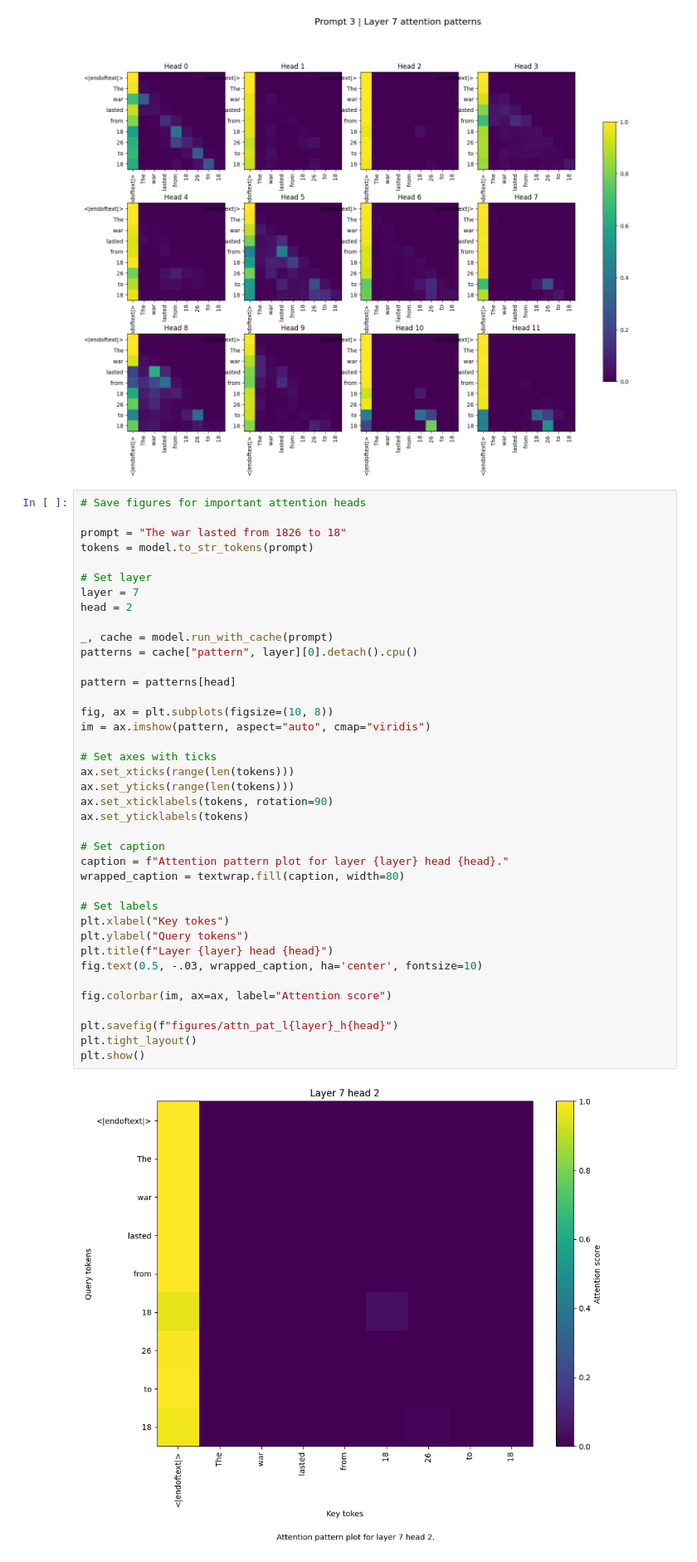
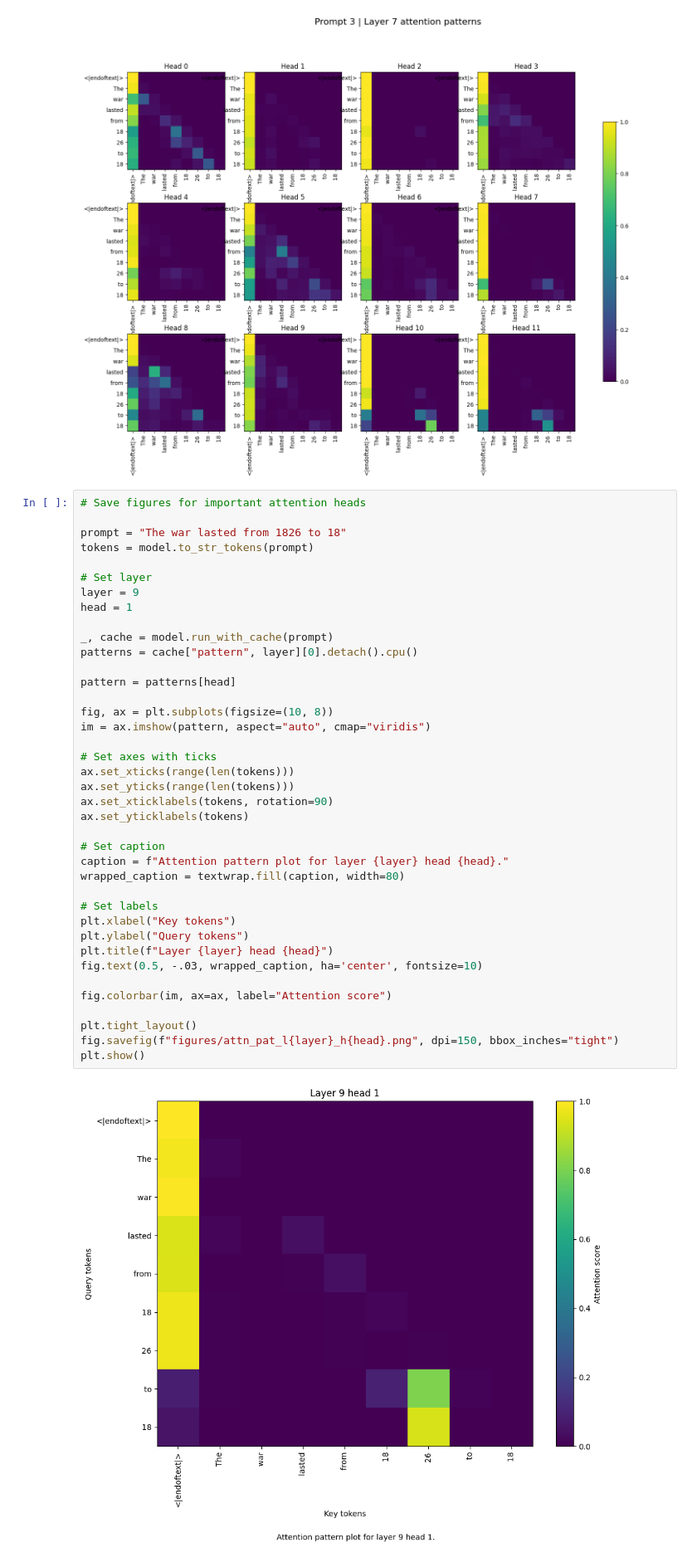
Before and after one commit to benjaminW2025/greater-than-cap, a Jupyter notebook: notebooks/interpretability.ipynb, the cells around one changed output. Shown at 83% size. Saved outputs shown, nothing was run; the diff lists cells and outputs as text.

```diff
--- a/notebooks/interpretability.ipynb
+++ b/notebooks/interpretability.ipynb
@@ -139,40 +139,40 @@ prompt = "The war lasted from 1826 to 18"
 tokens = model.to_str_tokens(prompt)
 
 # Set layer
-layer = 7
-head = 2
+layer = 9
+head = 1
 
 _, cache = model.run_with_cache(prompt)
 patterns = cache["pattern", layer][0].detach().cpu()
 
 pattern = patterns[head]
 
 fig, ax = plt.subplots(figsize=(10, 8))
 im = ax.imshow(pattern, aspect="auto", cmap="viridis")
 
 # Set axes with ticks
 ax.set_xticks(range(len(tokens)))
 ax.set_yticks(range(len(tokens)))
 ax.set_xticklabels(tokens, rotation=90)
 ax.set_yticklabels(tokens)
 
 # Set caption
 caption = f"Attention pattern plot for layer {layer} head {head}."
 wrapped_caption = textwrap.fill(caption, width=80)
 
 # Set labels
-plt.xlabel("Key tokes")
+plt.xlabel("Key tokens")
 plt.ylabel("Query tokens")
 plt.title(f"Layer {layer} head {head}")
 fig.text(0.5, -.03, wrapped_caption, ha='center', fontsize=10)
 
 fig.colorbar(im, ax=ax, label="Attention score")
 
-plt.savefig(f"figures/attn_pat_l{layer}_h{head}")
 plt.tight_layout()
+fig.savefig(f"figures/attn_pat_l{layer}_h{head}.png", dpi=150, bbox_inches="tight")
 plt.show()
 # %% [output]
-[figure, old version]
+[figure, new version]
 # %%
 # Extract the IDs of all of the numbers 01 to 99
 candidate_labels = []
```
Also changed, not shown: 4 other files.
